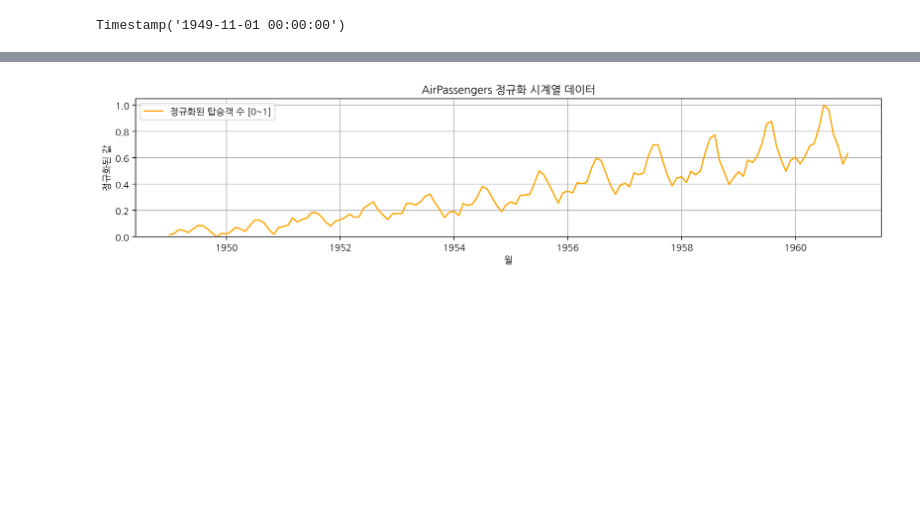
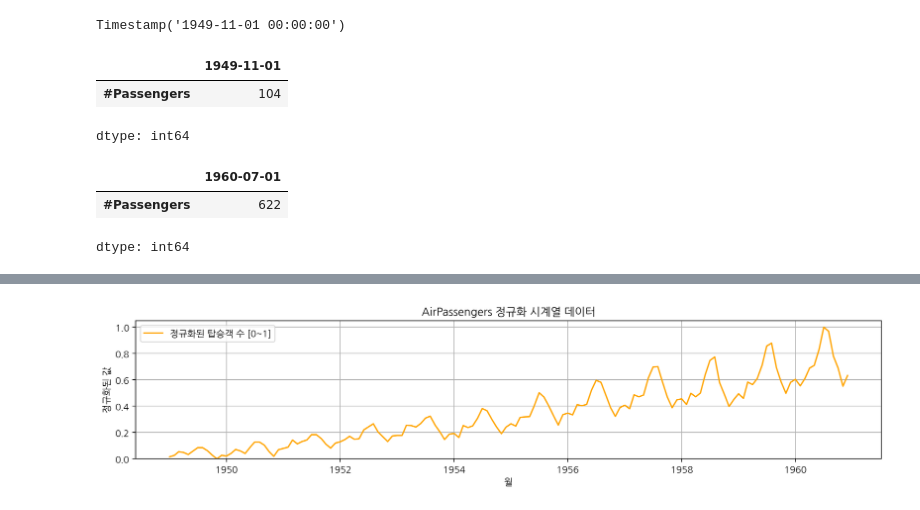
Before and after one commit to soobook/TensorFlow-DL, a Jupyter notebook: code/TF12.ipynb, the cells around one changed output, grey strips where cells are left out. Cells and saved outputs as stored; diff of their text form; code cells hidden in the pictures; blank space fills up the shorter version.

```diff
--- a/code/TF12.ipynb
+++ b/code/TF12.ipynb
@@ -124,6 +155,18 @@ print("스케일링된 최소/최대값:", scaled_data.min().item(), scaled_data
 psg.idxmin() # 결과는 현재 인데스인 Timestamp
 # %% [output]
 Timestamp('1949-11-01 00:00:00')
+# %%
+df.loc[psg.idxmin()]
+# %% [output]
+|  | 1949-11-01 |
+| #Passengers | 104 |
+dtype: int64
+# %%
+df.loc[psg.idxmax()]
+# %% [output]
+|  | 1960-07-01 |
+| #Passengers | 622 |
+dtype: int64
 # %%
 !pip install koreanize_matplotlib
 import koreanize_matplotlib
```
Also changed, not shown: parts of 11 cells of this notebook.
